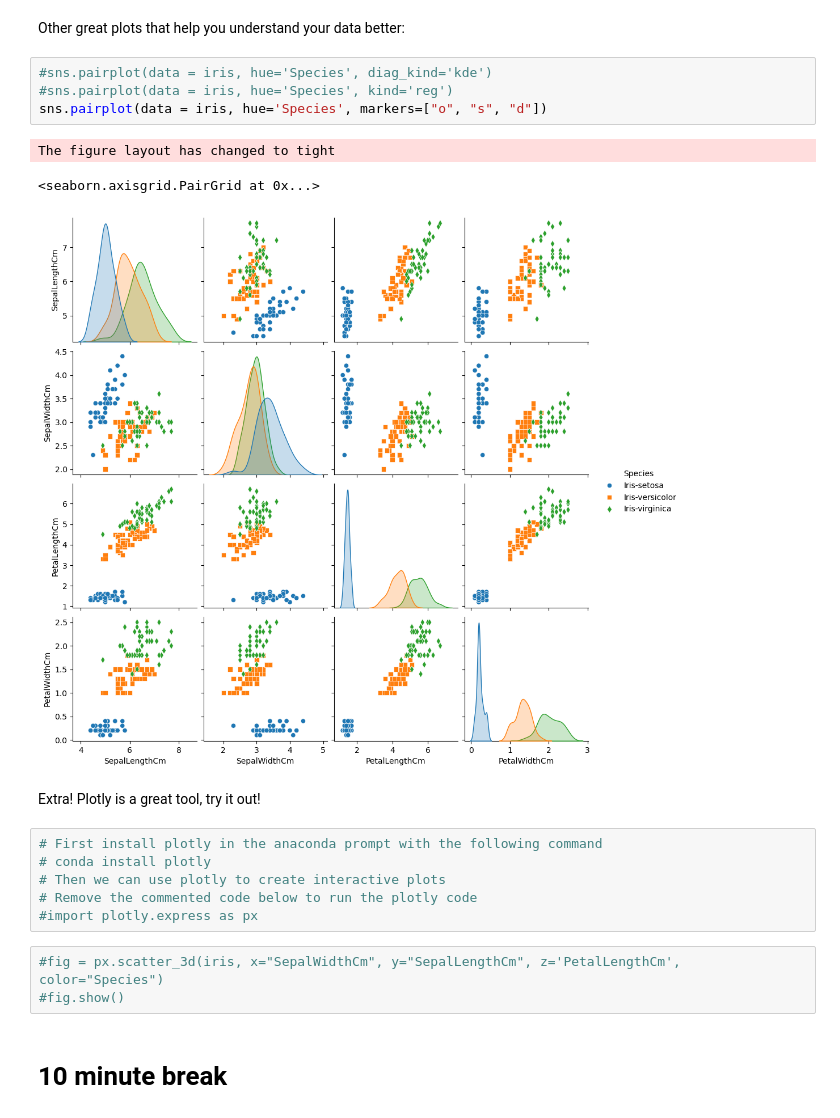
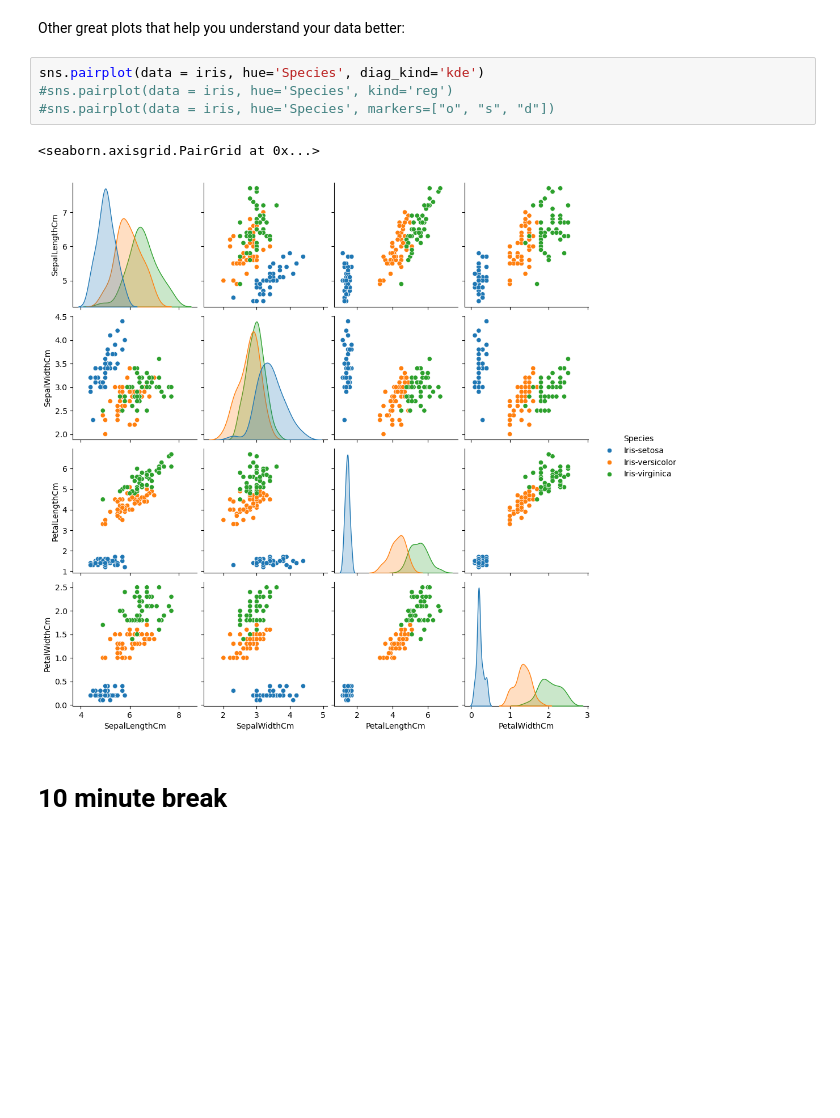
Before and after one commit to DAVE3625/DAVE3625-24H, a Jupyter notebook: Lab1/Pandas.ipynb, the cells around one changed output. Drawn from its saved outputs; the diff is of its cells as text; blank space fills up the shorter version.

Commit message:
Added image, notebook after lab

```diff
--- a/Lab1/Pandas.ipynb
+++ b/Lab1/Pandas.ipynb
@@ -395,24 +404,12 @@ plt.show()
 # %% [markdown]
 Other great plots that help you understand your data better:
 # %%
-#sns.pairplot(data = iris, hue='Species', diag_kind='kde')
+sns.pairplot(data = iris, hue='Species', diag_kind='kde')
 #sns.pairplot(data = iris, hue='Species', kind='reg')
-sns.pairplot(data = iris, hue='Species', markers=["o", "s", "d"])
+#sns.pairplot(data = iris, hue='Species', markers=["o", "s", "d"])
 # %% [output]
-The figure layout has changed to tight
+<seaborn.axisgrid.PairGrid at 0x...>
-<seaborn.axisgrid.PairGrid at 0x...>
-[figure, old version]
+[figure, new version]
-# %% [markdown]
-Extra! Plotly is a great tool, try it out!
-# %%
-# First install plotly in the anaconda prompt with the following command
-# conda install plotly
-# Then we can use plotly to create interactive plots
-# Remove the commented code below to run the plotly code
-#import plotly.express as px
-# %%
-#fig = px.scatter_3d(iris, x="SepalWidthCm", y="SepalLengthCm", z='PetalLengthCm', color="Species")
-#fig.show()
 # %% [markdown]
 # 10 minute break
 # %% [markdown]
```
Also changed, not shown: parts of 44 cells of this notebook, 1 other file.
